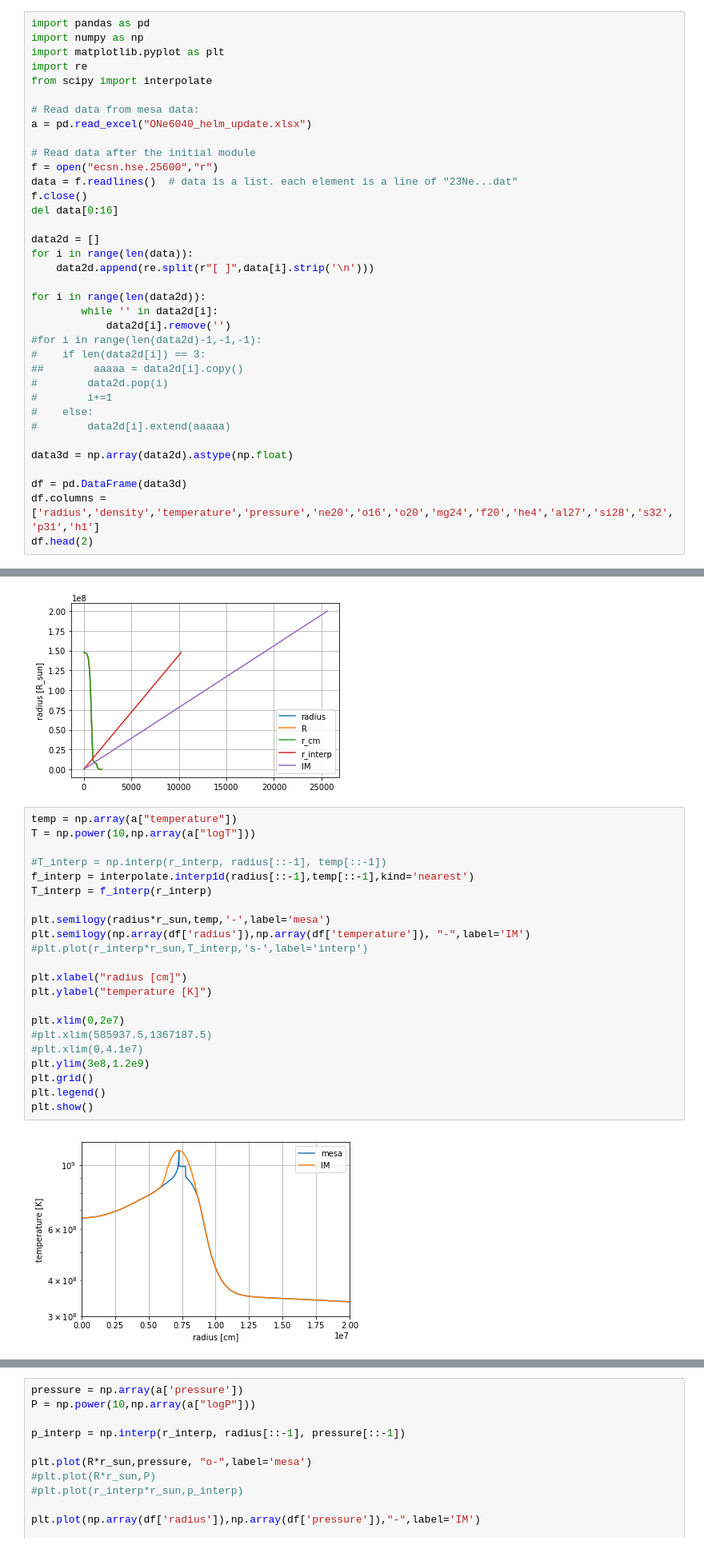
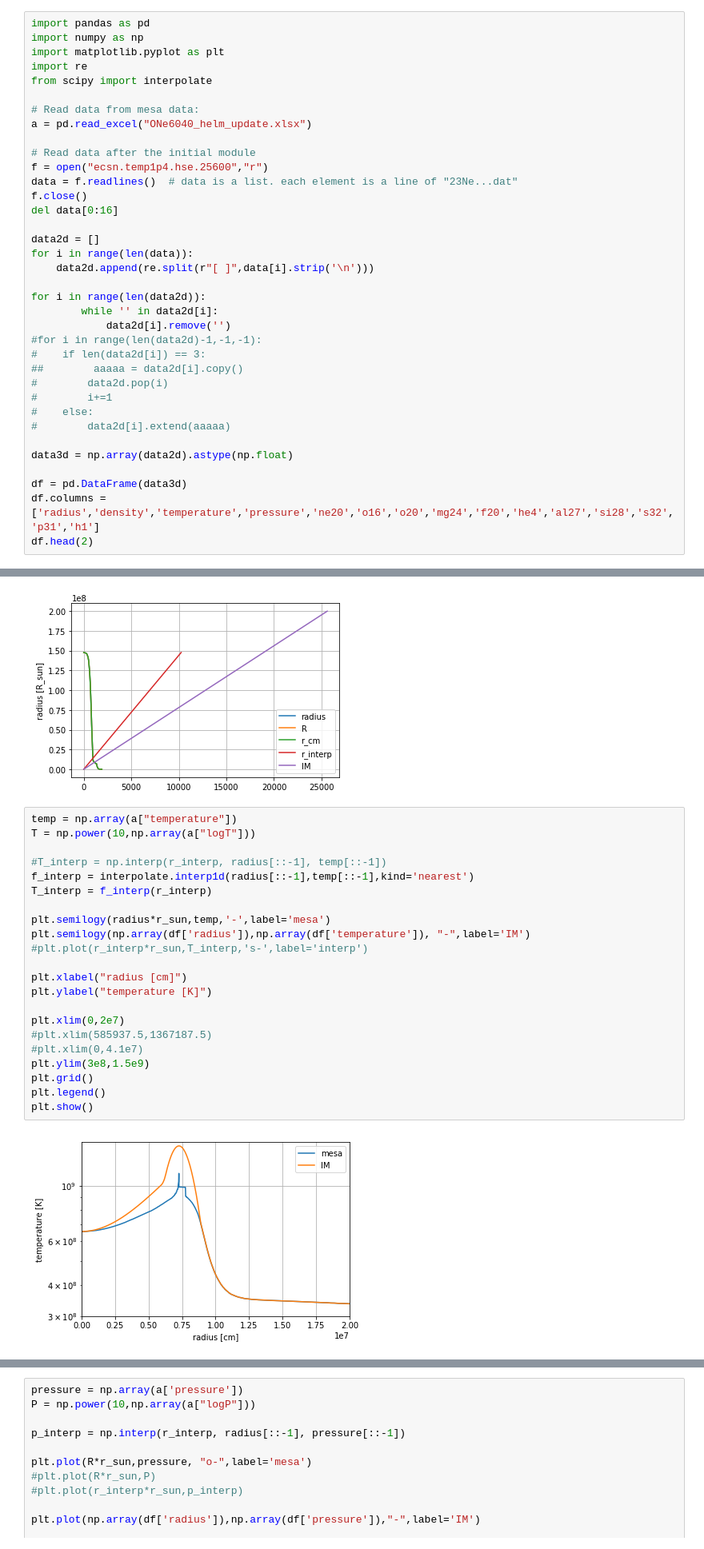
Before and after one commit to XinlongSBU/xinlong_file, a Jupyter notebook: initial-model_prepare/compare_initial-model_MESA.ipynb, the cells around one changed output, grey strips where cells are left out. Shown at 80% size. Drawn from its saved outputs; the diff is of its cells as text.

```diff
--- a/initial-model_prepare/compare_initial-model_MESA.ipynb
+++ b/initial-model_prepare/compare_initial-model_MESA.ipynb
@@ -9,7 +9,7 @@ from scipy import interpolate
 a = pd.read_excel("ONe6040_helm_update.xlsx")
 
 # Read data after the initial module
-f = open("ecsn.hse.25600","r")
+f = open("ecsn.temp1p4.hse.25600","r")
 data = f.readlines()  # data is a list. each element is a line of "23Ne...dat"
 f.close()
 del data[0:16]
@@ -65,27 +67,27 @@ plt.show()
 # %%
 temp = np.array(a["temperature"])
 T = np.power(10,np.array(a["logT"]))
 
 #T_interp = np.interp(r_interp, radius[::-1], temp[::-1])
 f_interp = interpolate.interp1d(radius[::-1],temp[::-1],kind='nearest')
 T_interp = f_interp(r_interp)
 
 plt.semilogy(radius*r_sun,temp,'-',label='mesa')
 plt.semilogy(np.array(df['radius']),np.array(df['temperature']), "-",label='IM')
 #plt.plot(r_interp*r_sun,T_interp,'s-',label='interp')
 
 plt.xlabel("radius [cm]")
 plt.ylabel("temperature [K]")
 
 plt.xlim(0,2e7)
 #plt.xlim(585937.5,1367187.5)
 #plt.xlim(0,4.1e7)
-plt.ylim(3e8,1.2e9)
+plt.ylim(3e8,1.5e9)
 plt.grid()
 plt.legend()
 plt.show()
 # %% [output]
-[figure, old version]
+[figure, new version]
 # %%
 temp = np.array(a["temperature"])
 T = np.power(10,np.array(a["logT"]))
```
Also changed, not shown: parts of 29 cells of this notebook, 13 other files.
